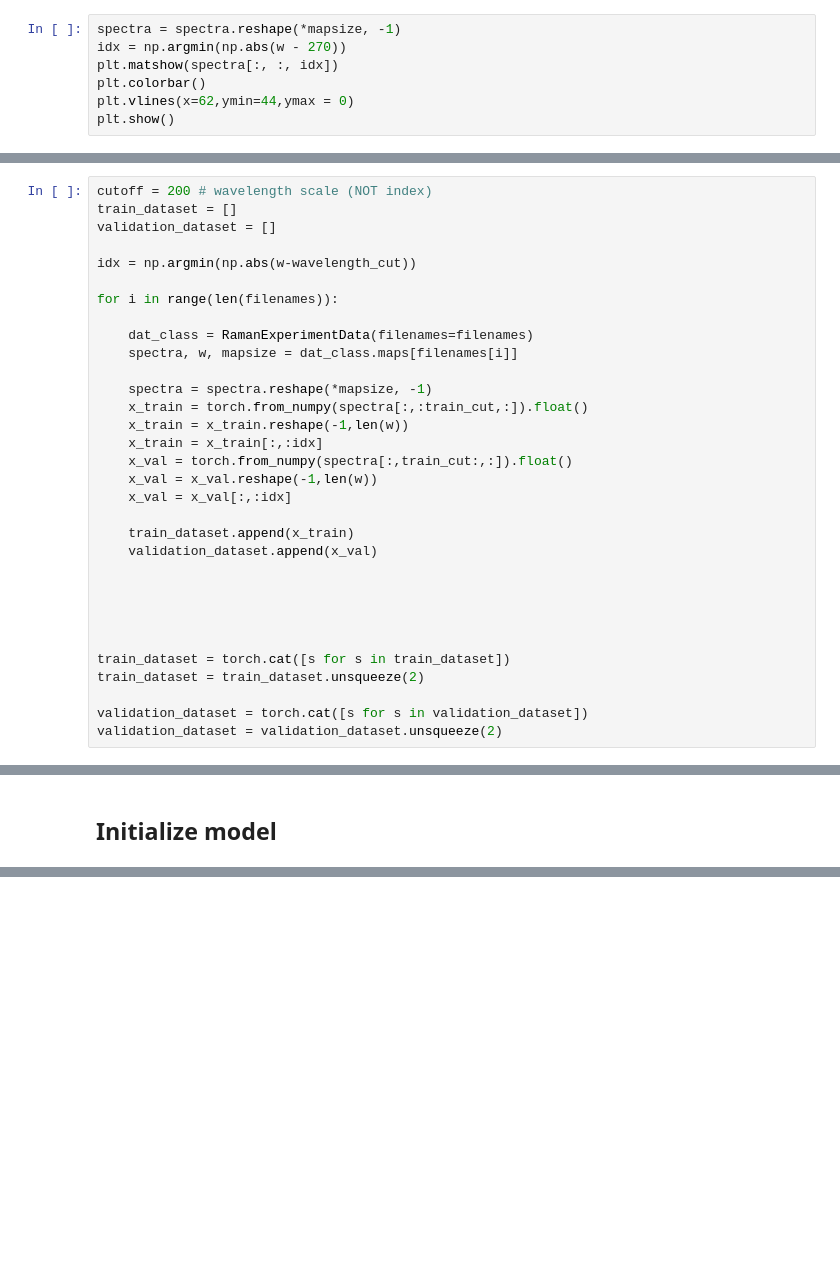
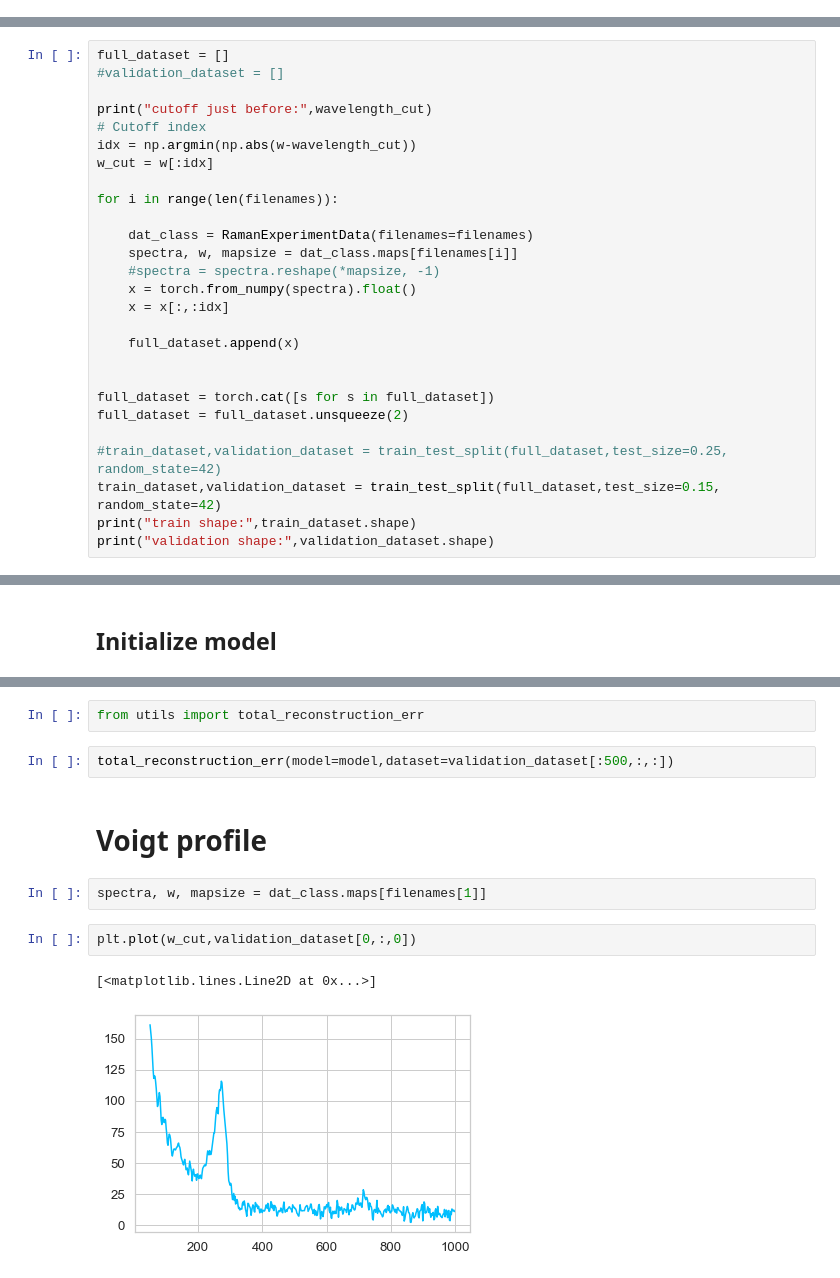
Before and after one commit to AugustSchreyer/02460_Advanced_ML, a Jupyter notebook: Train_on_real_data.ipynb, the cells around one changed output, grey strips where cells are left out. Saved outputs shown, nothing was run; the diff lists cells and outputs as text; blank space fills up the shorter version.

Commit message:
last saved NS model

```diff
--- a/Train_on_real_data.ipynb
+++ b/Train_on_real_data.ipynb
@@ -90,7 +93,0 @@ plt.vlines(x=1000,ymin=-200,ymax = 1000)
-# %%
-spectra = spectra.reshape(*mapsize, -1)
-idx = np.argmin(np.abs(w - 270))
-plt.matshow(spectra[:, :, idx])
-plt.colorbar()
-plt.vlines(x=62,ymin=44,ymax = 0)
-plt.show()
@@ -99,32 +94,27 @@ plt.show()
 # %%
-cutoff = 200 # wavelength scale (NOT index)
-train_dataset = []
-validation_dataset = []
+full_dataset = []
+#validation_dataset = []
 
+print("cutoff just before:",wavelength_cut)
+# Cutoff index
 idx = np.argmin(np.abs(w-wavelength_cut))
+w_cut = w[:idx]
 
 for i in range(len(filenames)):
 
     dat_class = RamanExperimentData(filenames=filenames)
     spectra, w, mapsize = dat_class.maps[filenames[i]]
+    #spectra = spectra.reshape(*mapsize, -1)
+    x = torch.from_numpy(spectra).float()
+    x = x[:,:idx]
 
-    spectra = spectra.reshape(*mapsize, -1)
-    x_train = torch.from_numpy(spectra[:,:train_cut,:]).float()
-    x_train = x_train.reshape(-1,len(w))
-    x_train = x_train[:,:idx]
-    x_val = torch.from_numpy(spectra[:,train_cut:,:]).float()
-    x_val = x_val.reshape(-1,len(w))
-    x_val = x_val[:,:idx]
-
-    train_dataset.append(x_train)
-    validation_dataset.append(x_val)
+    full_dataset.append(x)
 
 
+full_dataset = torch.cat([s for s in full_dataset])
+full_dataset = full_dataset.unsqueeze(2)
 
-
-
-train_dataset = torch.cat([s for s in train_dataset])
-train_dataset = train_dataset.unsqueeze(2)
-
-validation_dataset = torch.cat([s for s in validation_dataset])
-validation_dataset = validation_dataset.unsqueeze(2)
+#train_dataset,validation_dataset = train_test_split(full_dataset,test_size=0.25, random_state=42)
+train_dataset,validation_dataset = train_test_split(full_dataset,test_size=0.15, random_state=42)
+print("train shape:",train_dataset.shape)
+print("validation shape:",validation_dataset.shape)
@@ -339,0 +440,13 @@ KeyboardInterrupt:
+# %%
+from utils import total_reconstruction_err
+# %%
+total_reconstruction_err(model=model,dataset=validation_dataset[:500,:,:])
+# %% [markdown]
+# Voigt profile
+# %%
+spectra, w, mapsize = dat_class.maps[filenames[1]]
+# %%
+plt.plot(w_cut,validation_dataset[0,:,0])
+# %% [output]
+[<matplotlib.lines.Line2D at 0x...>]
+[figure, added]
```
Also changed, not shown: parts of 48 cells of this notebook, 2 other files.
